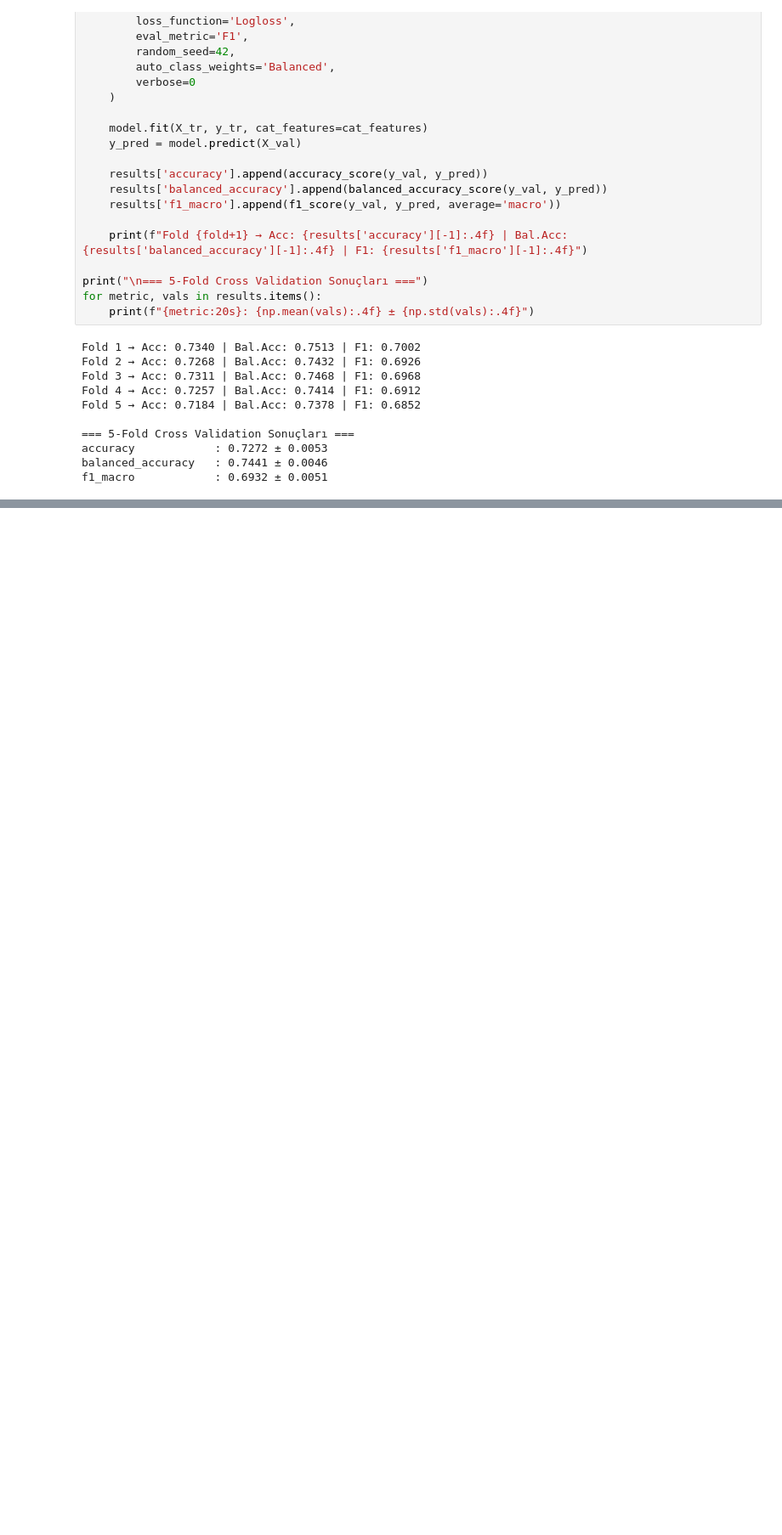
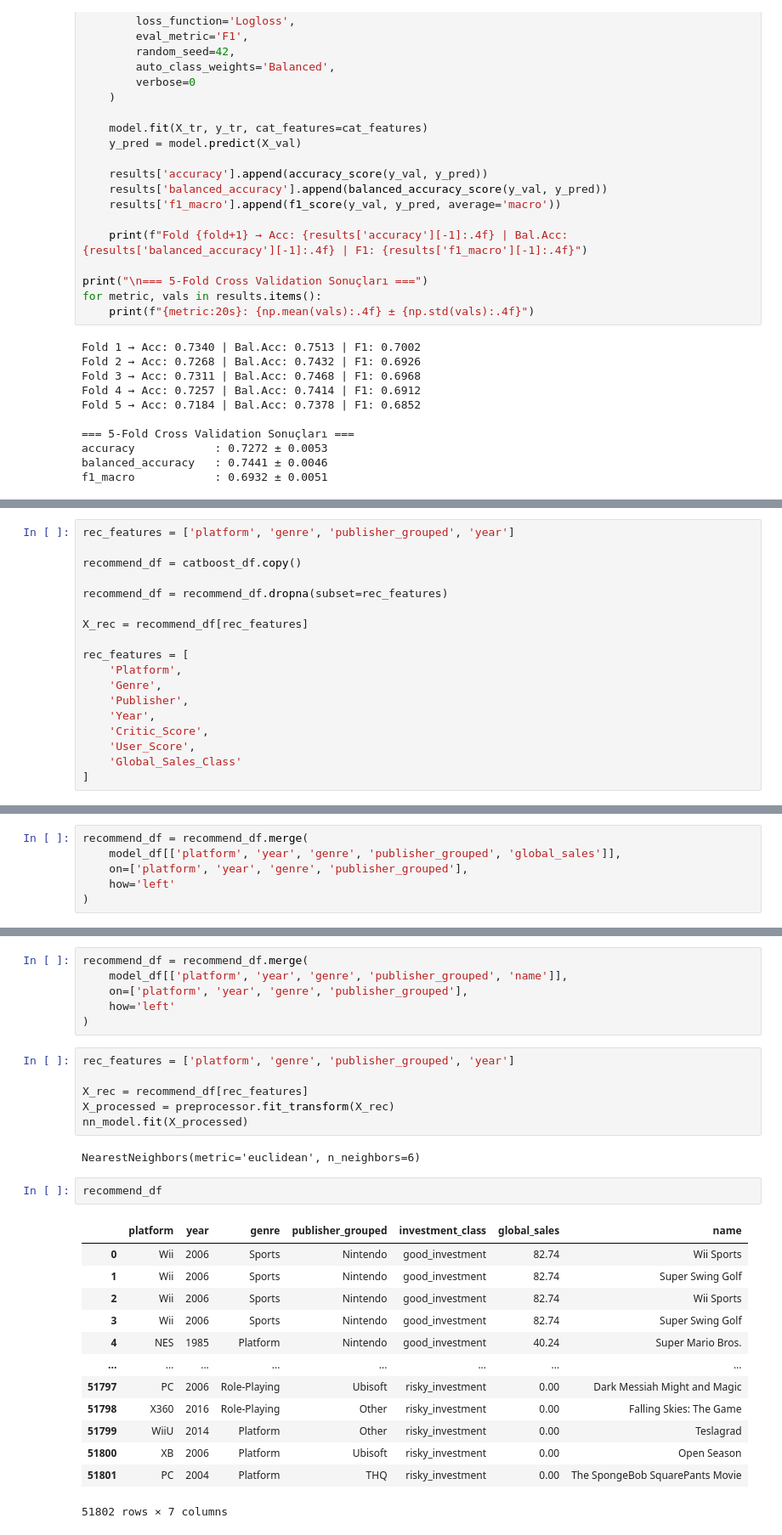
Before and after one commit to mevhibekok/GameVestAI, a Jupyter notebook: notebooks/eda.ipynb, the cells around one changed output, grey strips where cells are left out. Shown at 85% size. Saved outputs shown, nothing was run; the diff lists cells and outputs as text; blank space fills up the shorter version.

Commit message:
Oyun öneri sistemi ve yatırım skoru eklendi - Similarity tabanlı öneri sistemi kuruldu - Global sales entegrasyonu yapıldı - Investment score hesaplandı - Why recommended (açıklama) özelliği eklendi

```diff
--- a/notebooks/eda.ipynb
+++ b/notebooks/eda.ipynb
@@ -1712,0 +1720,18 @@ f1_macro            : 0.6932 ± 0.0051
+# %%
+rec_features = ['platform', 'genre', 'publisher_grouped', 'year']
+
+recommend_df = catboost_df.copy()
+
+recommend_df = recommend_df.dropna(subset=rec_features)
+
+X_rec = recommend_df[rec_features]
+
+rec_features = [
+    'Platform',
+    'Genre',
+    'Publisher',
+    'Year',
+    'Critic_Score',
+    'User_Score',
+    'Global_Sales_Class'
+]
@@ -1712,0 +1979,6 @@ f1_macro            : 0.6932 ± 0.0051
+# %%
+recommend_df = recommend_df.merge(
+    model_df[['platform', 'year', 'genre', 'publisher_grouped', 'global_sales']],
+    on=['platform', 'year', 'genre', 'publisher_grouped'],
+    how='left'
+)
@@ -1712,0 +2132,30 @@ f1_macro            : 0.6932 ± 0.0051
+# %%
+recommend_df = recommend_df.merge(
+    model_df[['platform', 'year', 'genre', 'publisher_grouped', 'name']],
+    on=['platform', 'year', 'genre', 'publisher_grouped'],
+    how='left'
+)
+# %%
+rec_features = ['platform', 'genre', 'publisher_grouped', 'year']
+
+X_rec = recommend_df[rec_features]
+X_processed = preprocessor.fit_transform(X_rec)
+nn_model.fit(X_processed)
+# %% [output]
+NearestNeighbors(metric='euclidean', n_neighbors=6)
+# %%
+recommend_df
+# %% [output]
+|  | platform | year | genre | publisher_grouped | investment_class | global_sales | name |
+| 0 | Wii | 2006 | Sports | Nintendo | good_investment | 82.74 | Wii Sports |
+| 1 | Wii | 2006 | Sports | Nintendo | good_investment | 82.74 | Super Swing Golf |
+| 2 | Wii | 2006 | Sports | Nintendo | good_investment | 82.74 | Wii Sports |
+| 3 | Wii | 2006 | Sports | Nintendo | good_investment | 82.74 | Super Swing Golf |
+| 4 | NES | 1985 | Platform | Nintendo | good_investment | 40.24 | Super Mario Bros. |
+| ... | ... | ... | ... | ... | ... | ... | ... |
+| 51797 | PC | 2006 | Role-Playing | Ubisoft | risky_investment | 0.00 | Dark Messiah Might and Magic |
+| 51798 | X360 | 2016 | Role-Playing | Other | risky_investment | 0.00 | Falling Skies: The Game |
+| 51799 | WiiU | 2014 | Platform | Other | risky_investment | 0.00 | Teslagrad |
+| 51800 | XB | 2006 | Platform | Ubisoft | risky_investment | 0.00 | Open Season |
+| 51801 | PC | 2004 | Platform | THQ | risky_investment | 0.00 | The SpongeBob SquarePants Movie |
+51802 rows × 7 columns
```
Also changed, not shown: parts of 34 cells of this notebook.
